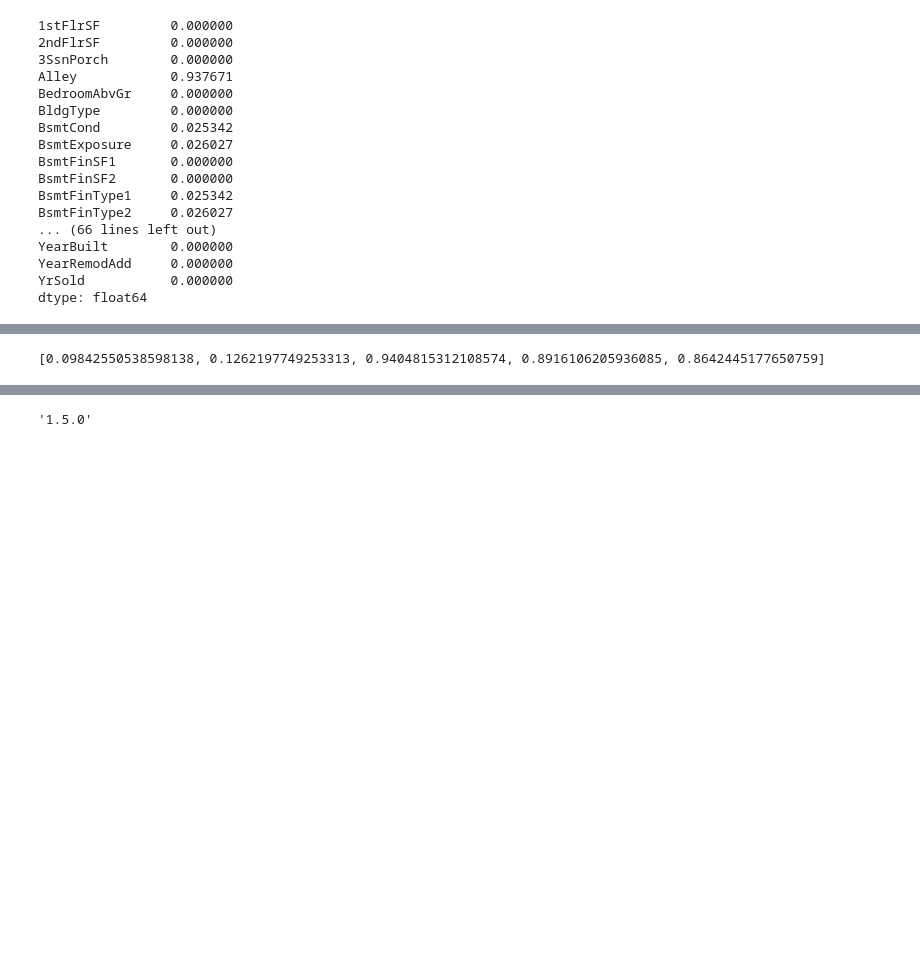
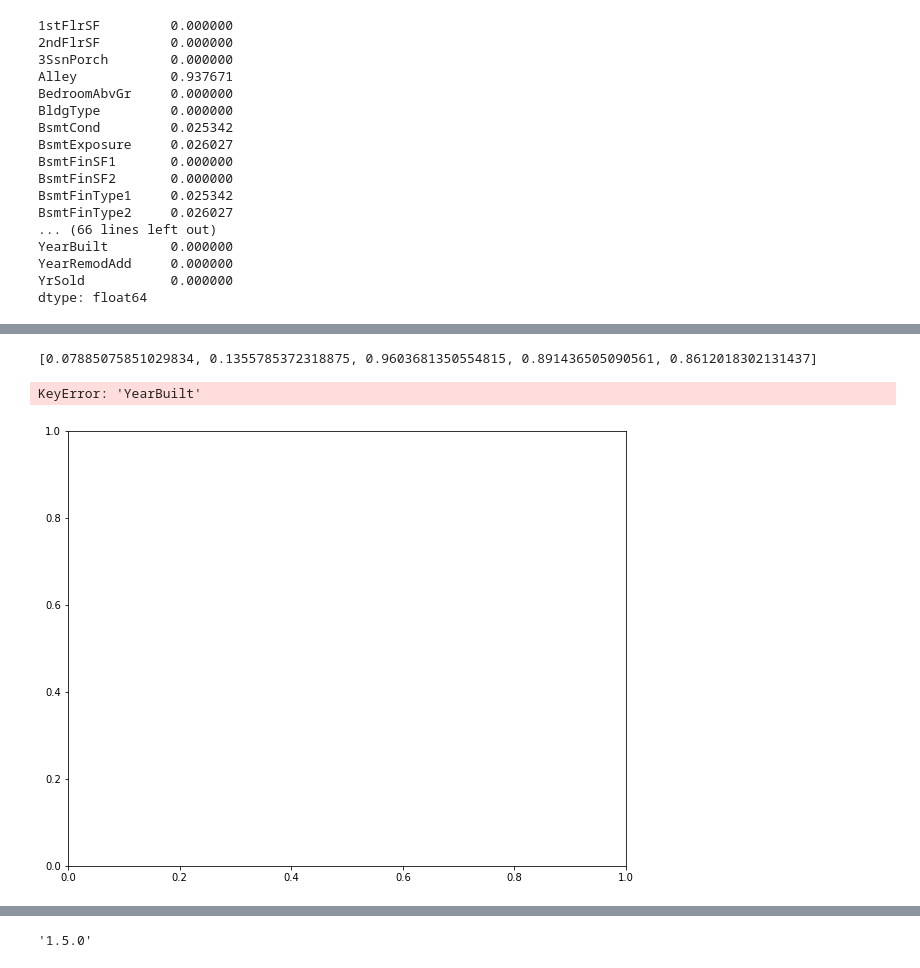
Before and after one commit to dtourolle/house_price_kaggle, a Jupyter notebook: notebooks/EDA.ipynb, the cells around one changed output, grey strips where cells are left out. Drawn from its saved outputs; the diff is of its cells as text; code cells hidden in the pictures; blank space fills up the shorter version.

```diff
--- a/notebooks/EDA.ipynb
+++ b/notebooks/EDA.ipynb
@@ -112 +81,3 @@ df_raw.drop(axis=1,columns=['Id'],inplace=True)
+# %%
+df_new = df_raw.query('YearRemodAdd>1940')
 # %%
@@ -174,8 +113,13 @@ def print_score(m):
     if hasattr(m, 'oob_score_'): res.append(m.oob_score_)
     print(res)
 # %%
-m = RandomForestRegressor(n_estimators=500, min_samples_leaf=5, max_features=0.5, n_jobs=-1, oob_score=True)
+m = RandomForestRegressor(n_estimators=40, min_samples_leaf=3, max_features=0.5, n_jobs=-1, oob_score=True)
 m.fit(X_train, y_train)
 print_score(m)
 # %% [output]
-[0.09842550538598138, 0.1262197749253313, 0.9404815312108574, 0.8916106205936085, 0.8642445177650759]
+[0.07885075851029834, 0.1355785372318875, 0.9603681350554815, 0.891436505090561, 0.8612018302131437]
+# %%
+X_valid.plot('YearBuilt', 'GrLivArea', 'scatter', alpha=0.5, figsize=(10,8));
+# %% [output]
+KeyError: 'YearBuilt'
+[figure, added]
```
Also changed, not shown: parts of 54 cells of this notebook.
